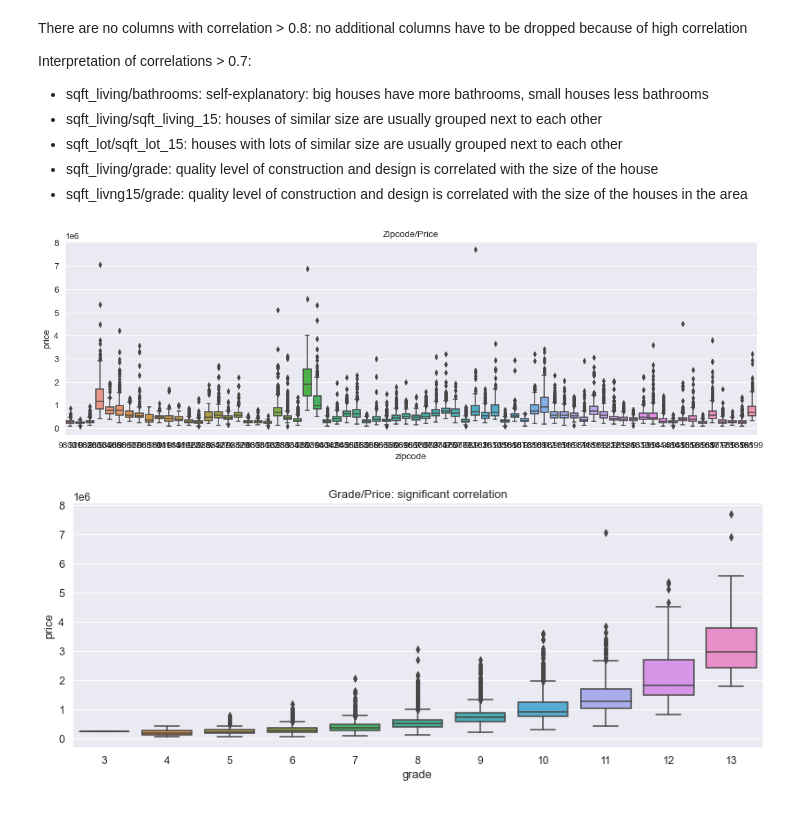
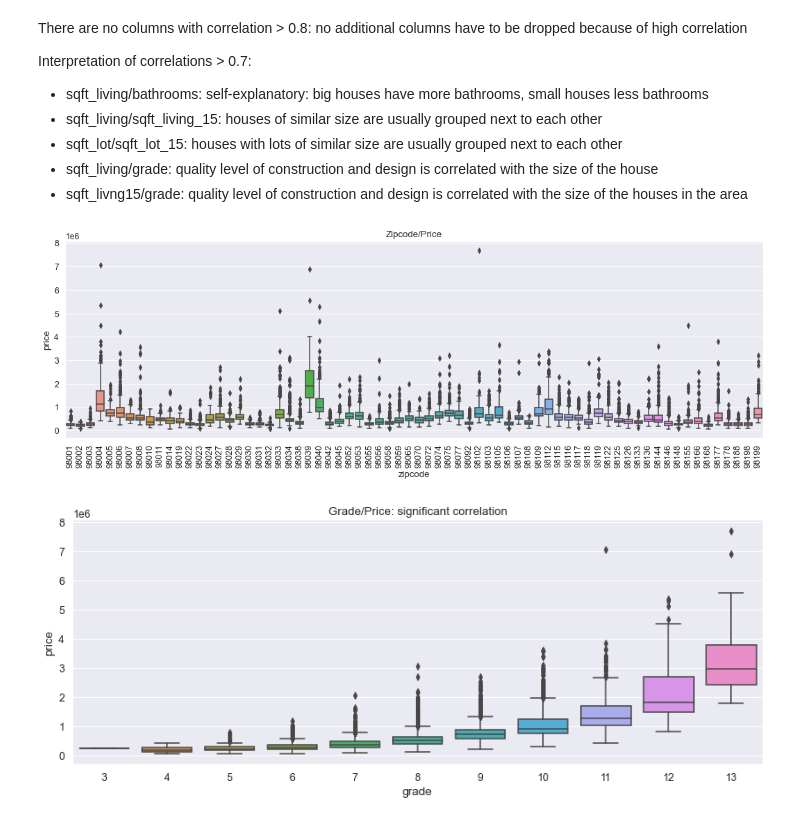
Before and after one commit to florent-zahoui/MidTermProject_IH_DA_02_22, a Jupyter notebook: MidTerm Project/Modelling.ipynb, the cells around one changed output. Saved outputs shown, nothing was run; the diff lists cells and outputs as text; code cells hidden in the pictures.

```diff
--- a/MidTerm Project/Modelling.ipynb
+++ b/MidTerm Project/Modelling.ipynb
@@ -136,14 +134,15 @@ Interpretation of correlations > 0.7:
 # %%
 # The heatmap show that the price is significantly correlated with the size of the house
 # and houses of similar sizes are grouped next to each other; boxplot shows that in some
 # areas (zipcodes) expensive houses are concentrated
 
 fig, axe = plt.subplots(figsize = (18,5.2))
 axe.set_title("Zipcode/Price")
 sns.boxplot(data = df, x = "zipcode", y = "price",)
+axe.set_xticklabels(axe.get_xticklabels(),rotation=90)
 plt.show()
 # %% [output]
-[figure, old version]
+[figure, new version]
 # %%
 # Introducing geographical factor due to the concentration of expensive houses in specific areas:
 # average price by zip_code
```
Also changed, not shown: parts of 8 cells of this notebook.
